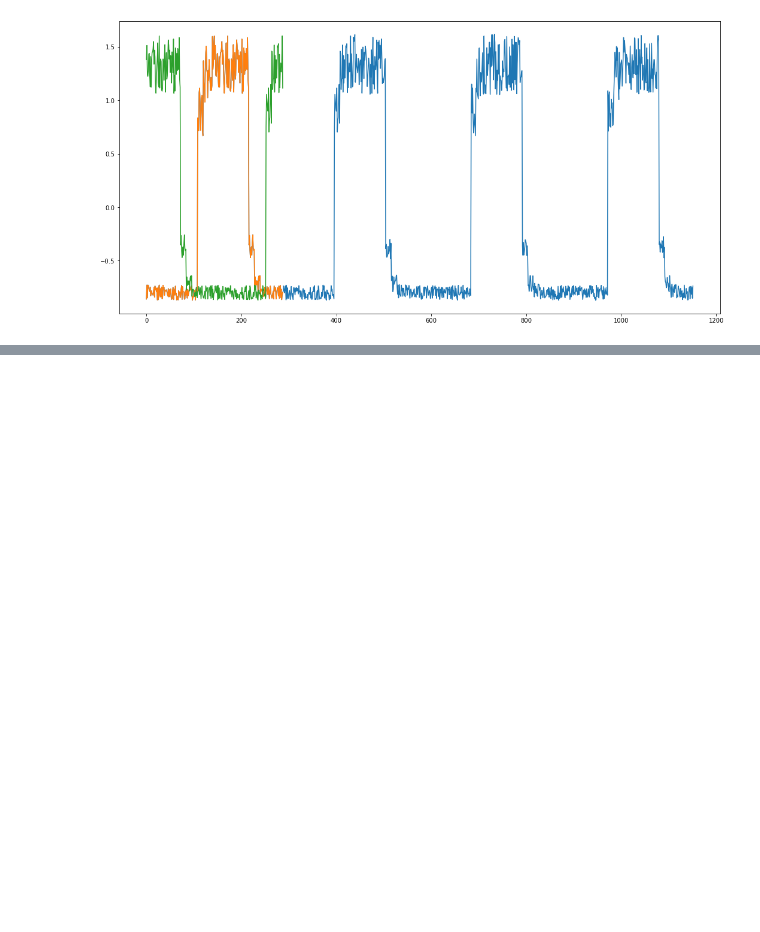
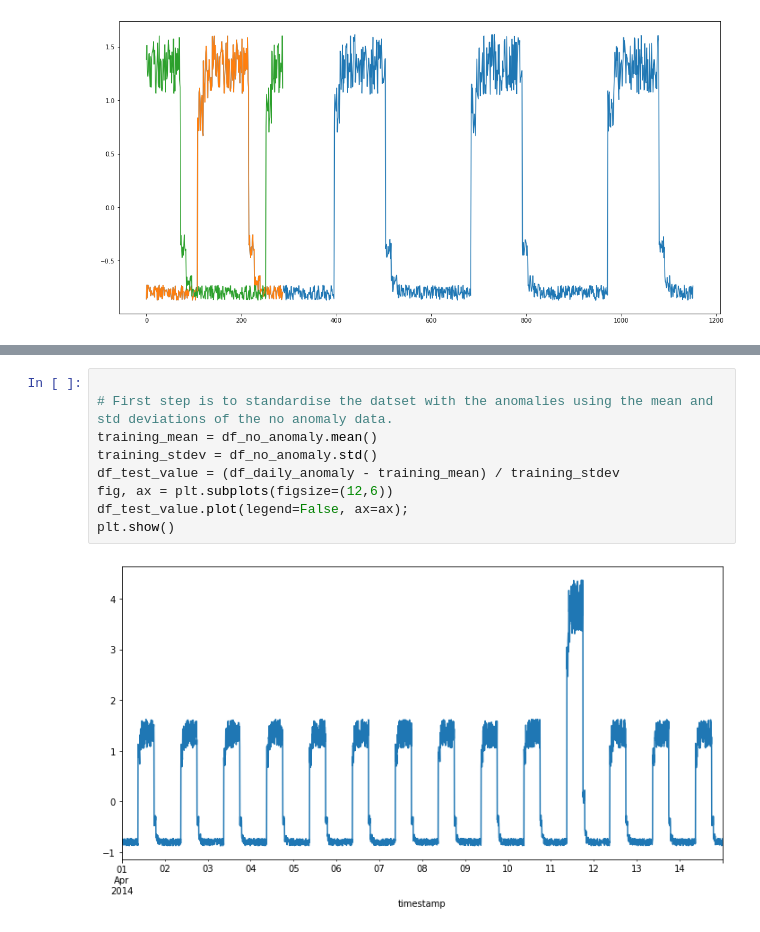
Before and after one commit to donneger/machinelearning_statistics, a Jupyter notebook: ml_project/ml_evaluation.ipynb, the cells around one changed output, grey strips where cells are left out. Cells and saved outputs as stored; diff of their text form; blank space fills up the shorter version.

```diff
--- a/ml_project/ml_evaluation.ipynb
+++ b/ml_project/ml_evaluation.ipynb
@@ -517,0 +541,11 @@ plt.plot(x_train_pred[0]);
+# %%
+
+# First step is to standardise the datset with the anomalies using the mean and std deviations of the no anomaly data.
+training_mean = df_no_anomaly.mean()
+training_stdev = df_no_anomaly.std()
+df_test_value = (df_daily_anomaly - training_mean) / training_stdev
+fig, ax = plt.subplots(figsize=(12,6))
+df_test_value.plot(legend=False, ax=ax);
+plt.show()
+# %% [output]
+[figure, added]
```
Also changed, not shown: parts of 17 cells of this notebook.
